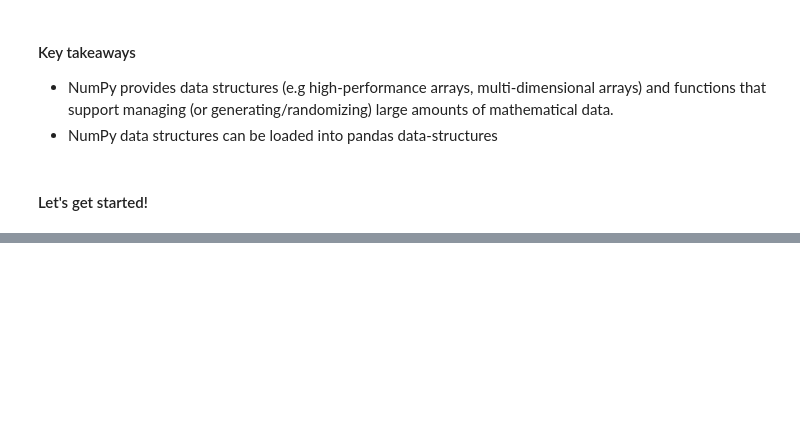
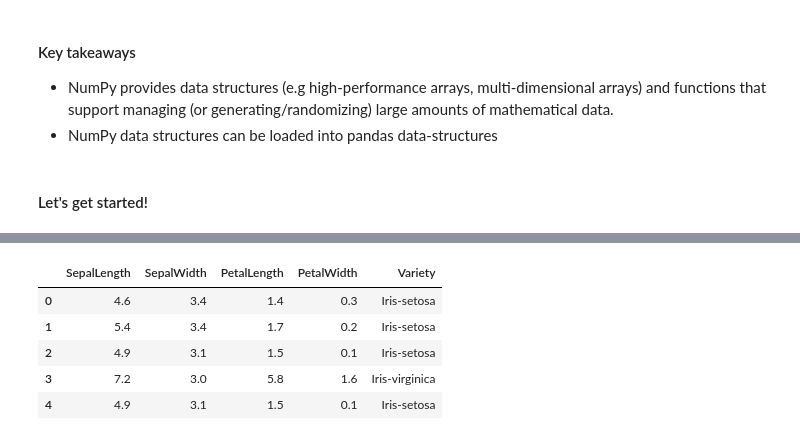
Before and after one commit to jtroe/devtech-2026, a Jupyter notebook: SeDF.ipynb, the cells around one changed output, grey strips where cells are left out. Saved outputs shown, nothing was run; the diff lists cells and outputs as text; code cells hidden in the pictures; blank space fills up the shorter version.

```diff
--- a/SeDF.ipynb
+++ b/SeDF.ipynb
@@ -85,0 +201,16 @@ import pandas as pd
+# %%
+df = (iris_df
+          # Return a random sample of items from an axis of object.
+          .sample(frac=1)
+          # Reset the index of the DataFrame, and use the default one instead.
+          # Disassociates the new sample from the original order
+          .reset_index(drop=True)
+     )
+df.head()
+# %% [output]
+|  | SepalLength | SepalWidth | PetalLength | PetalWidth | Variety |
+| 0 | 4.6 | 3.4 | 1.4 | 0.3 | Iris-setosa |
+| 1 | 5.4 | 3.4 | 1.7 | 0.2 | Iris-setosa |
+| 2 | 4.9 | 3.1 | 1.5 | 0.1 | Iris-setosa |
+| 3 | 7.2 | 3.0 | 5.8 | 1.6 | Iris-virginica |
+| 4 | 4.9 | 3.1 | 1.5 | 0.1 | Iris-setosa |
```
Also changed, not shown: parts of 53 cells of this notebook, 6 other files.
